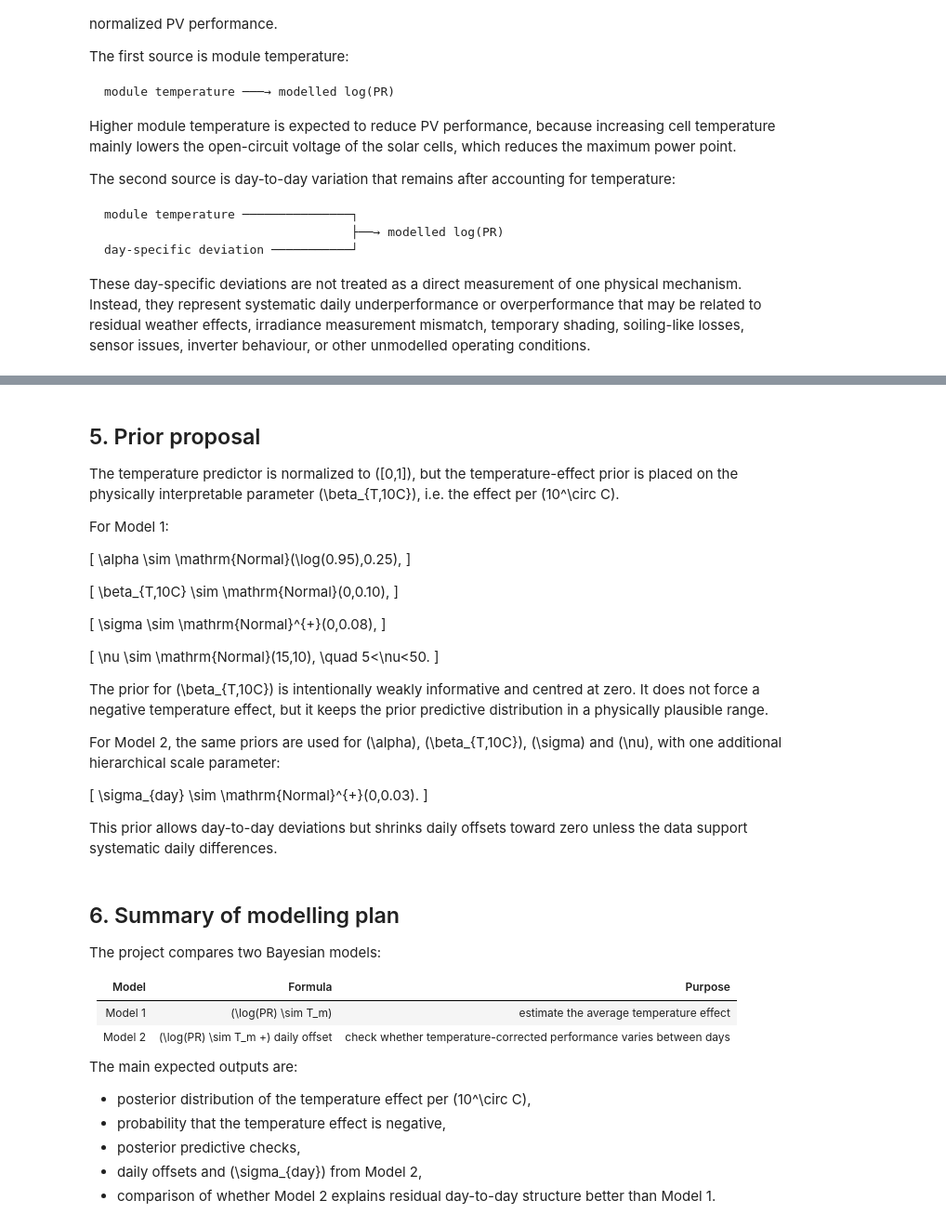
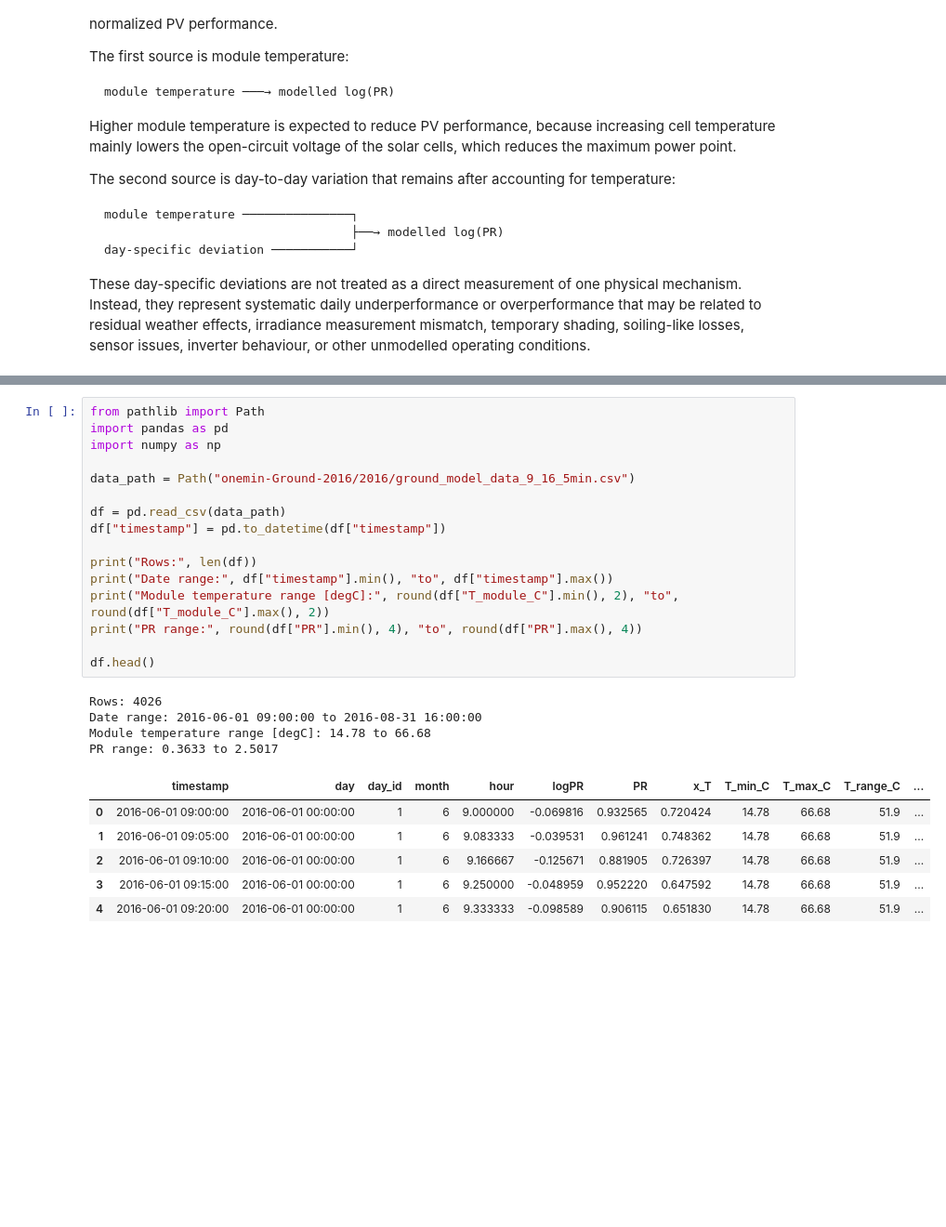
Before and after one commit to mkrzyzowska/Bayesian-Data-Analytics-PV-Project, a Jupyter notebook: PV_project_proposal_final_problem_formulation.ipynb, the cells around one changed output, grey strips where cells are left out. Shown at 93% size. Saved outputs shown, nothing was run; the diff lists cells and outputs as text; blank space fills up the shorter version.

```diff
--- a/PV_project_proposal_final_problem_formulation.ipynb
+++ b/PV_project_proposal_final_problem_formulation.ipynb
@@ -204,49 +126,27 @@ which measures the typical day-to-day variability in \(\log(PR)\) after accounti
-# %% [markdown]
-## 5. Prior proposal
-
-The temperature predictor is normalized to \([0,1]\), but the temperature-effect prior is placed on the physically interpretable parameter \(\beta_{T,10C}\), i.e. the effect per \(10^\circ C\).
-
-For Model 1:
-
-\[
-\alpha \sim \mathrm{Normal}(\log(0.95),0.25),
-\]
-
-\[
-\beta_{T,10C} \sim \mathrm{Normal}(0,0.10),
-\]
-
-\[
-\sigma \sim \mathrm{Normal}^{+}(0,0.08),
-\]
-
-\[
-\nu \sim \mathrm{Normal}(15,10), \quad 5<\nu<50.
-\]
-
-The prior for \(\beta_{T,10C}\) is intentionally weakly informative and centred at zero. It does not force a negative temperature effect, but it keeps the prior predictive distribution in a physically plausible range.
-
-For Model 2, the same priors are used for \(\alpha\), \(\beta_{T,10C}\), \(\sigma\) and \(\nu\), with one additional hierarchical scale parameter:
-
-\[
-\sigma_{day} \sim \mathrm{Normal}^{+}(0,0.03).
-\]
-
-This prior allows day-to-day deviations but shrinks daily offsets toward zero unless the data support systematic daily differences.
-# %% [markdown]
-## 6. Summary of modelling plan
-
-The project compares two Bayesian models:
-
-| Model | Formula | Purpose |
-|---|---|---|
-| Model 1 | \(\log(PR) \sim T_m\) | estimate the average temperature effect |
-| Model 2 | \(\log(PR) \sim T_m +\) daily offset | check whether temperature-corrected performance varies between days |
-
-The main expected outputs are:
-
-- posterior distribution of the temperature effect per \(10^\circ C\),
-- probability that the temperature effect is negative,
-- posterior predictive checks,
-- daily offsets and \(\sigma_{day}\) from Model 2,
-- comparison of whether Model 2 explains residual day-to-day structure better than Model 1.
+# %%
+from pathlib import Path
+import pandas as pd
+import numpy as np
+
+data_path = Path("onemin-Ground-2016/2016/ground_model_data_9_16_5min.csv")
+
+df = pd.read_csv(data_path)
+df["timestamp"] = pd.to_datetime(df["timestamp"])
+
+print("Rows:", len(df))
+print("Date range:", df["timestamp"].min(), "to", df["timestamp"].max())
+print("Module temperature range [degC]:", round(df["T_module_C"].min(), 2), "to", round(df["T_module_C"].max(), 2))
+print("PR range:", round(df["PR"].min(), 4), "to", round(df["PR"].max(), 4))
+
+df.head()
+# %% [output]
+Rows: 4026
+Date range: 2016-06-01 09:00:00 to 2016-08-31 16:00:00
+Module temperature range [degC]: 14.78 to 66.68
+PR range: 0.3633 to 2.5017
+|  | timestamp | day | day_id | month | hour | logPR | PR | x_T | T_min_C | T_max_C | T_range_C | ... |
+| 0 | 2016-06-01 09:00:00 | 2016-06-01 00:00:00 | 1 | 6 | 9.000000 | -0.069816 | 0.932565 | 0.720424 | 14.78 | 66.68 | 51.9 | ... |
+| 1 | 2016-06-01 09:05:00 | 2016-06-01 00:00:00 | 1 | 6 | 9.083333 | -0.039531 | 0.961241 | 0.748362 | 14.78 | 66.68 | 51.9 | ... |
+| 2 | 2016-06-01 09:10:00 | 2016-06-01 00:00:00 | 1 | 6 | 9.166667 | -0.125671 | 0.881905 | 0.726397 | 14.78 | 66.68 | 51.9 | ... |
+| 3 | 2016-06-01 09:15:00 | 2016-06-01 00:00:00 | 1 | 6 | 9.250000 | -0.048959 | 0.952220 | 0.647592 | 14.78 | 66.68 | 51.9 | ... |
+| 4 | 2016-06-01 09:20:00 | 2016-06-01 00:00:00 | 1 | 6 | 9.333333 | -0.098589 | 0.906115 | 0.651830 | 14.78 | 66.68 | 51.9 | ... |
```
Also changed, not shown: parts of 9 cells of this notebook, 2 other files.
